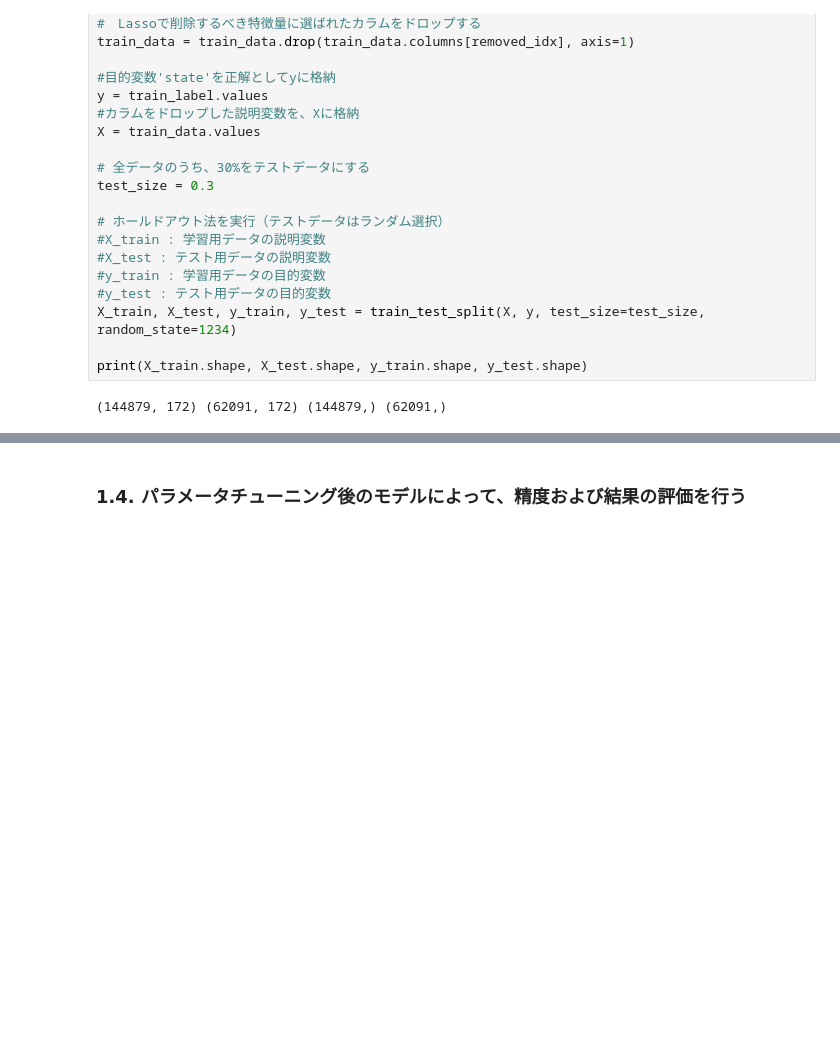
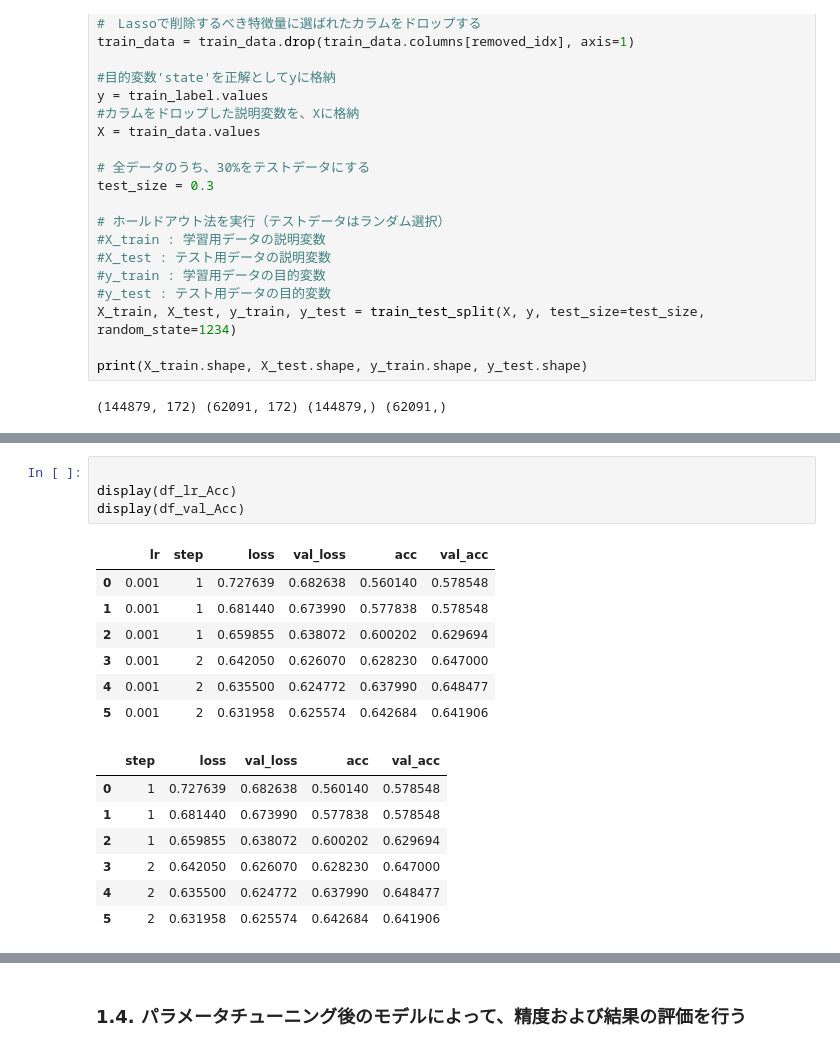
Before and after one commit to Junya-Bell-Wood/ml_tokyo_12, a Jupyter notebook: Day3_work_SuzukiJunya.ipynb, the cells around one changed output, grey strips where cells are left out. Saved outputs shown, nothing was run; the diff lists cells and outputs as text; blank space fills up the shorter version.

```diff
--- a/Day3_work_SuzukiJunya.ipynb
+++ b/Day3_work_SuzukiJunya.ipynb
@@ -441,0 +425,19 @@ lr = 0.008000
+# %%
+
+display(df_lr_Acc)
+display(df_val_Acc)
+# %% [output]
+|  | lr | step | loss | val_loss | acc | val_acc |
+| 0 | 0.001 | 1 | 0.727639 | 0.682638 | 0.560140 | 0.578548 |
+| 1 | 0.001 | 1 | 0.681440 | 0.673990 | 0.577838 | 0.578548 |
+| 2 | 0.001 | 1 | 0.659855 | 0.638072 | 0.600202 | 0.629694 |
+| 3 | 0.001 | 2 | 0.642050 | 0.626070 | 0.628230 | 0.647000 |
+| 4 | 0.001 | 2 | 0.635500 | 0.624772 | 0.637990 | 0.648477 |
+| 5 | 0.001 | 2 | 0.631958 | 0.625574 | 0.642684 | 0.641906 |
+|  | step | loss | val_loss | acc | val_acc |
+| 0 | 1 | 0.727639 | 0.682638 | 0.560140 | 0.578548 |
+| 1 | 1 | 0.681440 | 0.673990 | 0.577838 | 0.578548 |
+| 2 | 1 | 0.659855 | 0.638072 | 0.600202 | 0.629694 |
+| 3 | 2 | 0.642050 | 0.626070 | 0.628230 | 0.647000 |
+| 4 | 2 | 0.635500 | 0.624772 | 0.637990 | 0.648477 |
+| 5 | 2 | 0.631958 | 0.625574 | 0.642684 | 0.641906 |
```
Also changed, not shown: parts of 9 cells of this notebook.
